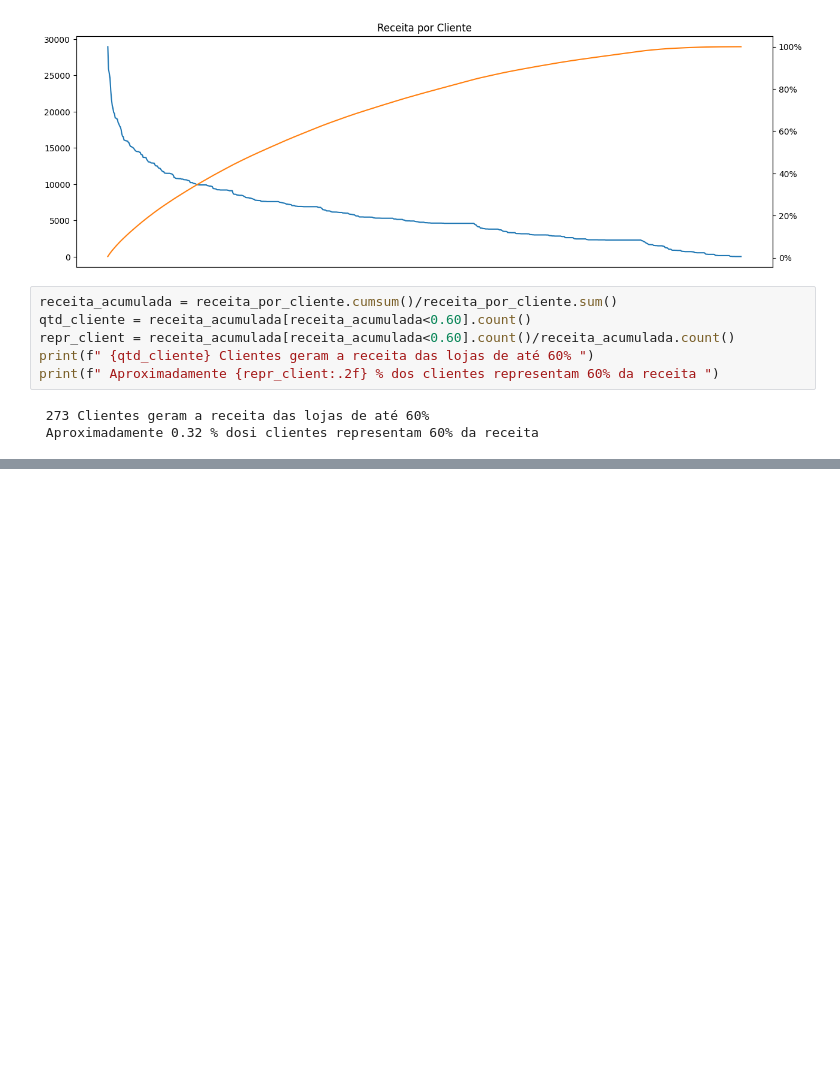
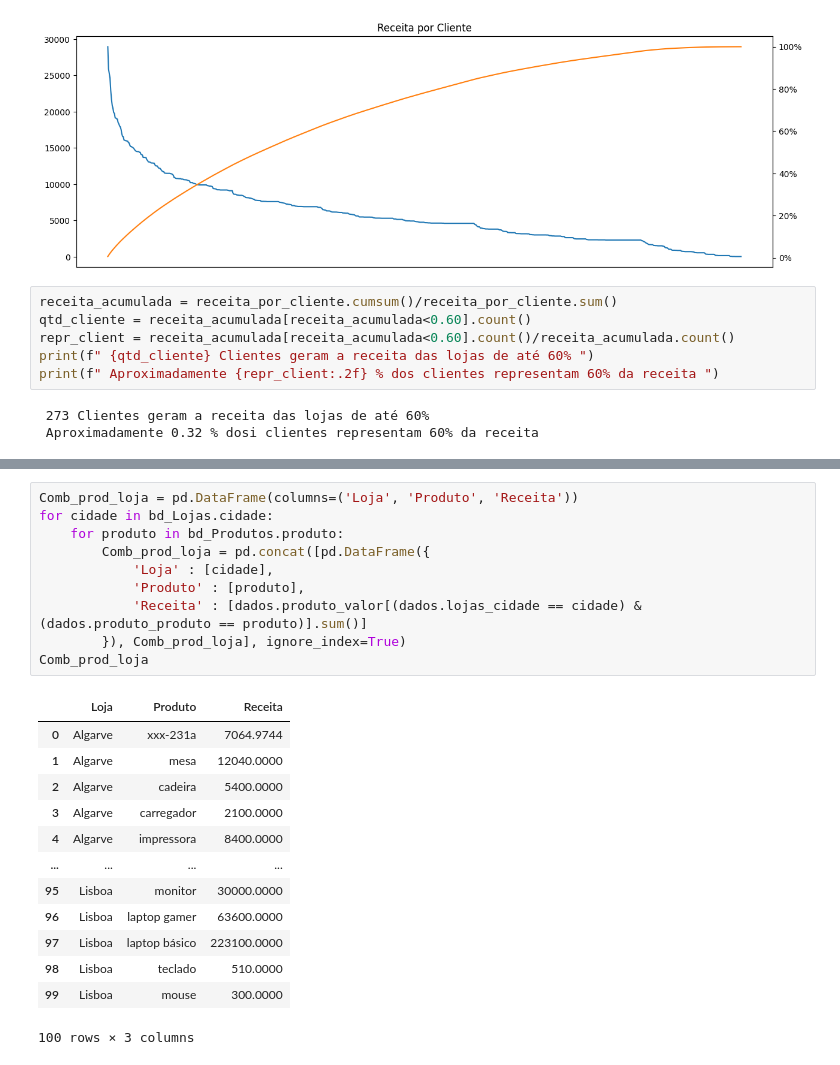
Before and after one commit to Gcango/Analise_Vendas_Soft_You, a Jupyter notebook: Soft_You_Analise_de_Vendas.ipynb, the cells around one changed output, grey strips where cells are left out. Cells and saved outputs as stored; diff of their text form; blank space fills up the shorter version.

```diff
--- a/Soft_You_Analise_de_Vendas.ipynb
+++ b/Soft_You_Analise_de_Vendas.ipynb
@@ -729,0 +737,24 @@ print(f" Aproximadamente {repr_client:.2f} % dos clientes representam 60% da rec
+# %%
+Comb_prod_loja = pd.DataFrame(columns=('Loja', 'Produto', 'Receita'))
+for cidade in bd_Lojas.cidade:
+    for produto in bd_Produtos.produto:
+        Comb_prod_loja = pd.concat([pd.DataFrame({
+            'Loja' : [cidade],
+            'Produto' : [produto],
+            'Receita' : [dados.produto_valor[(dados.lojas_cidade == cidade) & (dados.produto_produto == produto)].sum()]
+        }), Comb_prod_loja], ignore_index=True)
+Comb_prod_loja
+# %% [output]
+|  | Loja | Produto | Receita |
+| 0 | Algarve | xxx-231a | 7064.9744 |
+| 1 | Algarve | mesa | 12040.0000 |
+| 2 | Algarve | cadeira | 5400.0000 |
+| 3 | Algarve | carregador | 2100.0000 |
+| 4 | Algarve | impressora | 8400.0000 |
+| ... | ... | ... | ... |
+| 95 | Lisboa | monitor | 30000.0000 |
+| 96 | Lisboa | laptop gamer | 63600.0000 |
+| 97 | Lisboa | laptop básico | 223100.0000 |
+| 98 | Lisboa | teclado | 510.0000 |
+| 99 | Lisboa | mouse | 300.0000 |
+100 rows × 3 columns
```
Also changed, not shown: parts of 3 cells of this notebook.
